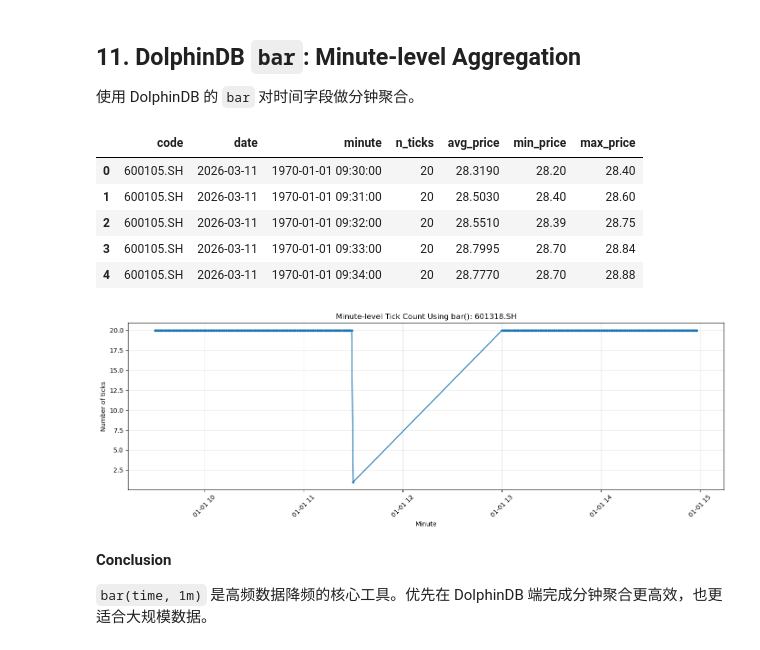
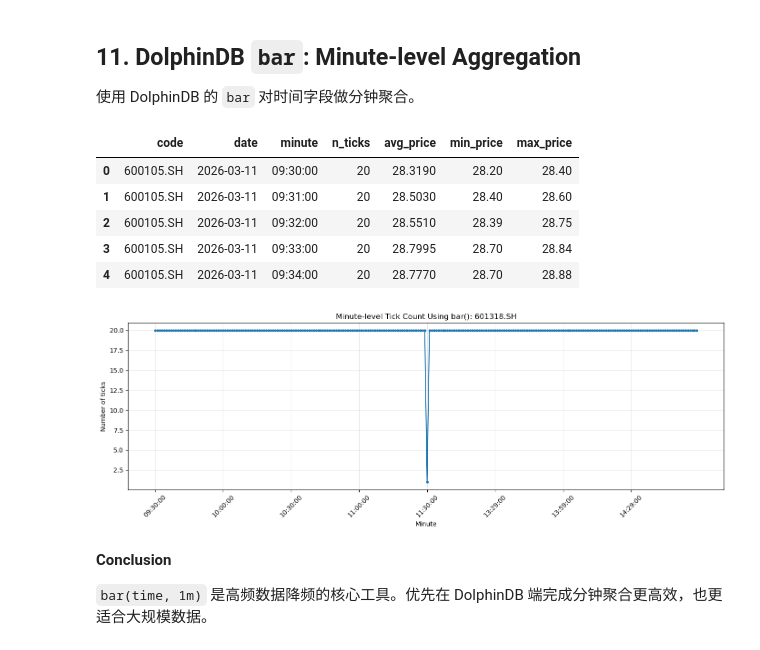
Before and after one commit to xiyuanzhu926/level2-research, a Jupyter notebook: level2-research/notebooks/02_dolphindb_query_practice.ipynb, the cells around one changed output. Cells and saved outputs as stored; diff of their text form; code cells hidden in the pictures.

```diff
--- a/level2-research/notebooks/02_dolphindb_query_practice.ipynb
+++ b/level2-research/notebooks/02_dolphindb_query_practice.ipynb
@@ -188,6 +216,7 @@ order by n_obs desc
 '''
 
 code_df = s.run(sample_code_query)
+code_df=format_time_columns(code_df)
 display(code_df)
 
 sample_codes = code_df["code"].tolist()
@@ -260,6 +289,9 @@ sample_queries = {
 qtick = s.run(sample_queries["qtick"])
 qorder = s.run(sample_queries["qorder"])
 qknock = s.run(sample_queries["qknock"])
+qtick=format_time_columns(qtick)
+qorder=format_time_columns(qorder)
+qknokk=format_time_columns(qknock)
 
 sample_data = {"qtick": qtick, "qorder": qorder, "qknock": qknock}
 for table_name, table_df in sample_data.items():
@@ -321,9 +353,12 @@ and `qknock` describes **market execution**.
 ## 7. Time Field Processing
 将 `date` 和 `time` 合成为 Python `datetime`。
 # %%
-qtick = add_datetime(qtick)
-qorder = add_datetime(qorder)
-qknock = add_datetime(qknock)
+qtick = s.run(sample_queries["qtick"])
+qorder = s.run(sample_queries["qorder"])
+qknock = s.run(sample_queries["qknock"])
+qtick=format_time_columns(qtick)
+qorder=format_time_columns(qorder)
+qknock=format_time_columns(qknock)
 
 sample_data = {"qtick": qtick, "qorder": qorder, "qknock": qknock}
 for table_name, table_df in sample_data.items():
@@ -1614,41 +1569,59 @@ select code, date, minute,
        avg(new_price) as avg_price,
        min(new_price) as min_price,
        max(new_price) as max_price
 from (
     select code, date, time, new_price, bar(time, 1m) as minute
     from loadTable("{db_path}", "qtick")
     where date >= {start_date}
       and date <= {end_date}
       and code in {code_list}
       and time >= 09:30:00.000
       and time <= 15:00:00.000
 )
 group by code, date, minute
 order by code, date, minute
 """
 
 minute_bar = s.run(minute_bar_query)
+minute_bar["minute"] = pd.to_datetime(
+    minute_bar["minute"]
+).dt.strftime("%H:%M:%S")
 display(minute_bar.head())
 
 one_code = sample_codes[0]
 one_code_minute = minute_bar[minute_bar["code"] == one_code].head(240).copy()
 
 plt.figure(figsize=(14, 5))
-plt.plot(pd.to_datetime(one_code_minute["minute"].astype(str)), one_code_minute["n_ticks"], marker="o", markersize=3)
+
+plt.plot(
+    one_code_minute["minute"],
+    one_code_minute["n_ticks"],
+    marker="o",
+    markersize=3
+)
+
 plt.title(f"Minute-level Tick Count Using bar(): {one_code}")
 plt.xlabel("Minute")
 plt.ylabel("Number of ticks")
-plt.xticks(rotation=45)
+
+# x轴不要每个minute都显示，不然太挤
+plt.xticks(
+    ticks=range(0, len(one_code_minute), 30),
+    labels=one_code_minute["minute"].iloc[::30],
+    rotation=45
+)
+
+plt.grid(alpha=0.3)
 plt.tight_layout()
 plt.show()
 # %% [output]
 |  | code | date | minute | n_ticks | avg_price | min_price | max_price |
-| 0 | 600105.SH | 2026-03-11 | 1970-01-01 09:30:00 | 20 | 28.3190 | 28.20 | 28.40 |
-| 1 | 600105.SH | 2026-03-11 | 1970-01-01 09:31:00 | 20 | 28.5030 | 28.40 | 28.60 |
-| 2 | 600105.SH | 2026-03-11 | 1970-01-01 09:32:00 | 20 | 28.5510 | 28.39 | 28.75 |
-| 3 | 600105.SH | 2026-03-11 | 1970-01-01 09:33:00 | 20 | 28.7995 | 28.70 | 28.84 |
-| 4 | 600105.SH | 2026-03-11 | 1970-01-01 09:34:00 | 20 | 28.7770 | 28.70 | 28.88 |
+| 0 | 600105.SH | 2026-03-11 | 09:30:00 | 20 | 28.3190 | 28.20 | 28.40 |
+| 1 | 600105.SH | 2026-03-11 | 09:31:00 | 20 | 28.5030 | 28.40 | 28.60 |
+| 2 | 600105.SH | 2026-03-11 | 09:32:00 | 20 | 28.5510 | 28.39 | 28.75 |
+| 3 | 600105.SH | 2026-03-11 | 09:33:00 | 20 | 28.7995 | 28.70 | 28.84 |
+| 4 | 600105.SH | 2026-03-11 | 09:34:00 | 20 | 28.7770 | 28.70 | 28.88 |
-[figure, old version]
+[figure, new version]
 # %% [markdown]
 **Conclusion**
 
```
Also changed, not shown: parts of 18 cells of this notebook.
